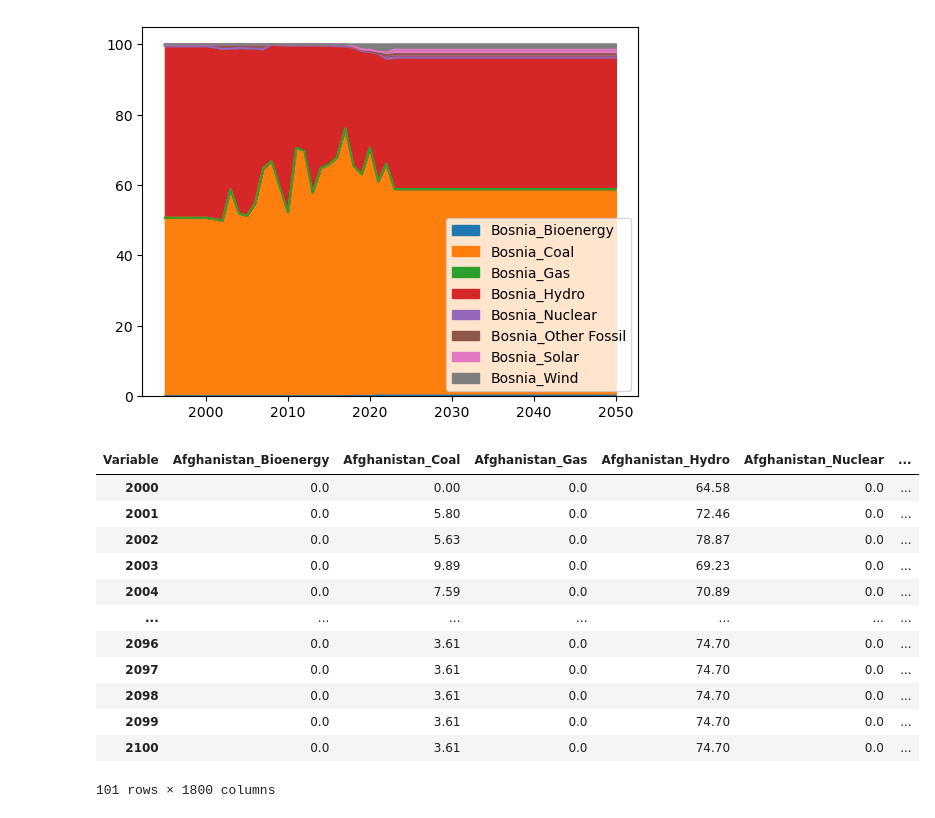
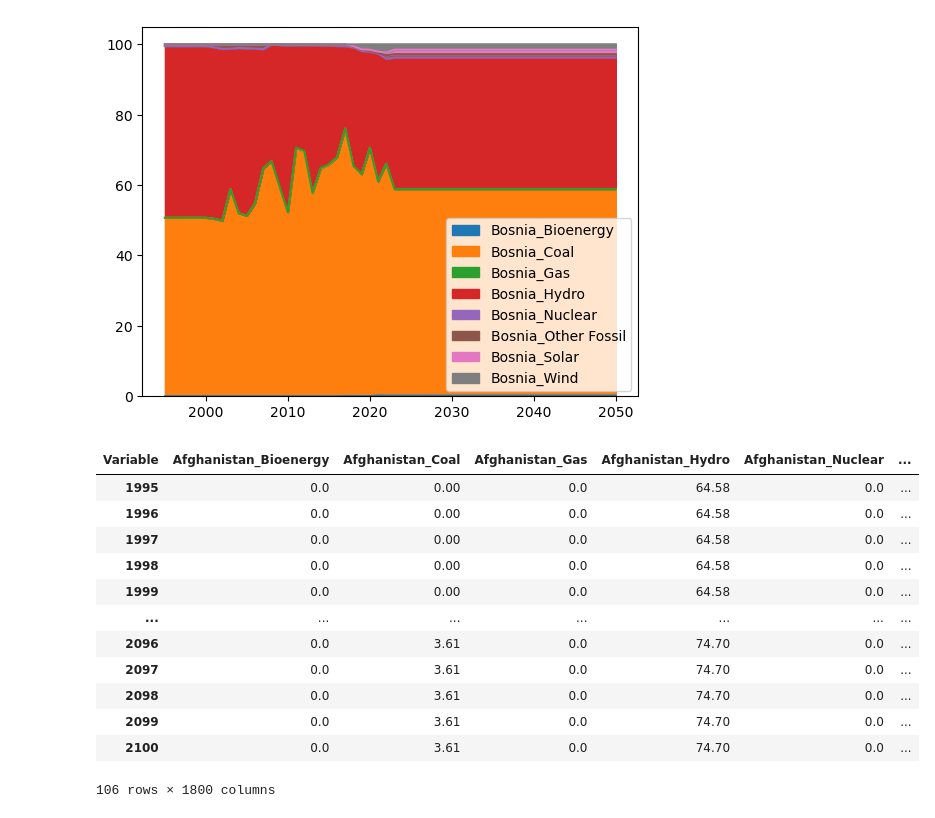
Before and after one commit to NREL/PV-DEMICE, a Jupyter notebook: docs/baseline development documentation/(baseline dev) Grid Mix by Country from Ember.ipynb, the cells around one changed output. Saved outputs shown, nothing was run; the diff lists cells and outputs as text; code cells hidden in the pictures.

```diff
--- a/docs/baseline development documentation/(baseline dev) Grid Mix by Country from Ember.ipynb
+++ b/docs/baseline development documentation/(baseline dev) Grid Mix by Country from Ember.ipynb
@@ -214,23 +214,23 @@ gridmix_bycountry_1995to2050_full.filter(like=areaofinterest).plot(kind='area',
 gridmix_bycountry_1995to2050_full.to_csv(os.path.join(baselinesFolder,'CarbonLayer','baseline2050_countrygridmix.csv'))
 # %%
 #add in the 1995 to 2000 and present to 2100, ffill and bfill
-indx_temp = pd.Series(range(2000,2101,1))
+indx_temp = pd.Series(range(1995,2101,1))
 gridmix_bycountry_1995to2100 = gridmix_bycountry_2000topresent.reindex(indx_temp, method='nearest') #still leaving NaN if 2023 value NaN
 gridmix_bycountry_1995to2100_full = gridmix_bycountry_1995to2100.fillna(method='ffill') #fix nan values throughout
 gridmix_bycountry_1995to2100_full
 # %% [output]
 | Variable | Afghanistan_Bioenergy | Afghanistan_Coal | Afghanistan_Gas | Afghanistan_Hydro | Afghanistan_Nuclear | ... |
-| 2000 | 0.0 | 0.00 | 0.0 | 64.58 | 0.0 | ... |
-| 2001 | 0.0 | 5.80 | 0.0 | 72.46 | 0.0 | ... |
-| 2002 | 0.0 | 5.63 | 0.0 | 78.87 | 0.0 | ... |
-| 2003 | 0.0 | 9.89 | 0.0 | 69.23 | 0.0 | ... |
-| 2004 | 0.0 | 7.59 | 0.0 | 70.89 | 0.0 | ... |
+| 1995 | 0.0 | 0.00 | 0.0 | 64.58 | 0.0 | ... |
+| 1996 | 0.0 | 0.00 | 0.0 | 64.58 | 0.0 | ... |
+| 1997 | 0.0 | 0.00 | 0.0 | 64.58 | 0.0 | ... |
+| 1998 | 0.0 | 0.00 | 0.0 | 64.58 | 0.0 | ... |
+| 1999 | 0.0 | 0.00 | 0.0 | 64.58 | 0.0 | ... |
 | ... | ... | ... | ... | ... | ... | ... |
 | 2096 | 0.0 | 3.61 | 0.0 | 74.70 | 0.0 | ... |
 | 2097 | 0.0 | 3.61 | 0.0 | 74.70 | 0.0 | ... |
 | 2098 | 0.0 | 3.61 | 0.0 | 74.70 | 0.0 | ... |
 | 2099 | 0.0 | 3.61 | 0.0 | 74.70 | 0.0 | ... |
 | 2100 | 0.0 | 3.61 | 0.0 | 74.70 | 0.0 | ... |
-101 rows × 1800 columns
+106 rows × 1800 columns
 # %%
 gridmix_bycountry_1995to2100_full.to_csv(os.path.join(baselinesFolder,'CarbonLayer','baseline2100_countrygridmix.csv'))
```
Also changed, not shown: 34 other files.
